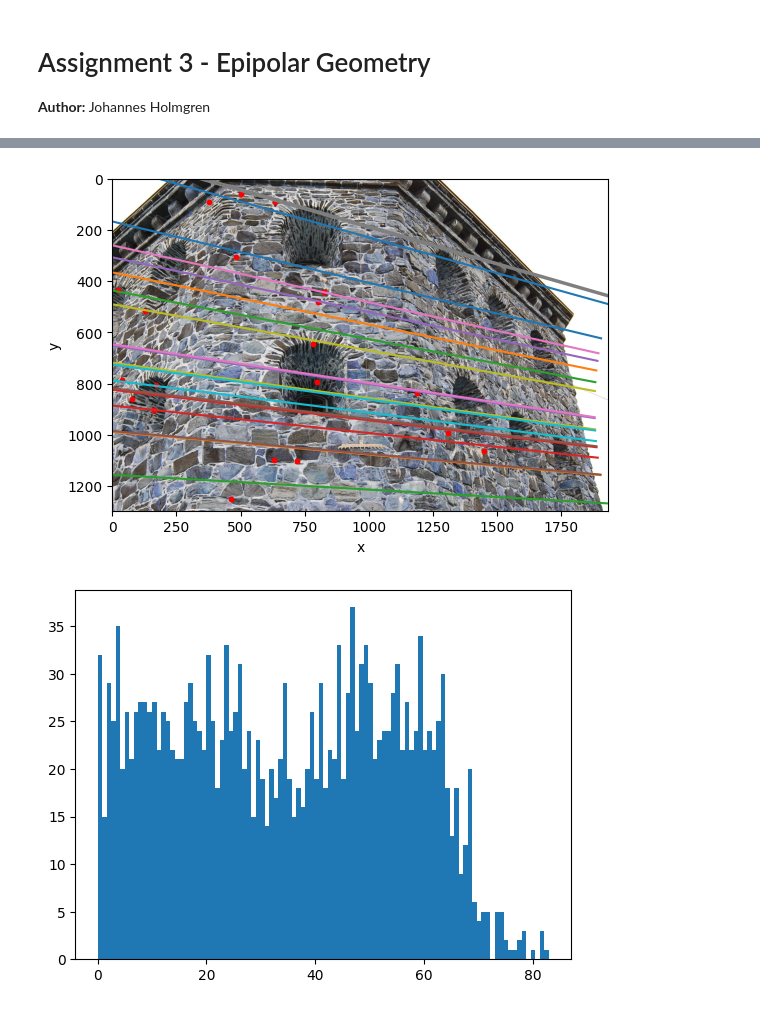
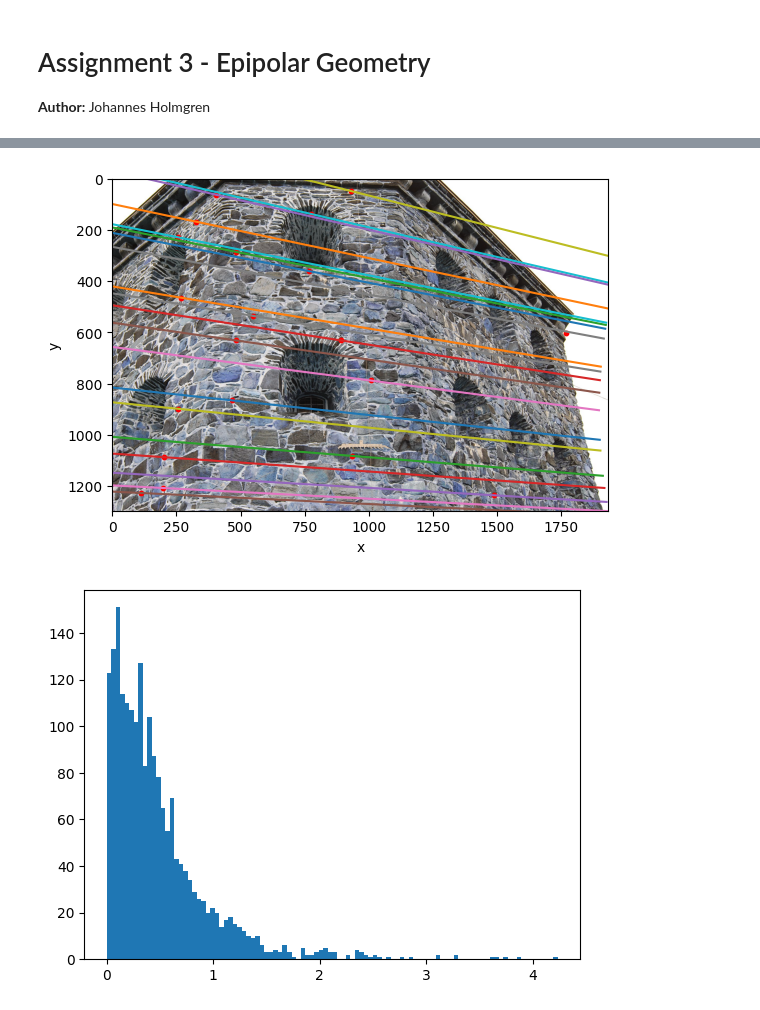
Before and after one commit to JohannesHolmgren/EEN020, a Jupyter notebook: assignment-3/assignment-3.ipynb, the cells around one changed output, grey strips where cells are left out. Saved outputs shown, nothing was run; the diff lists cells and outputs as text; code cells hidden in the pictures.

```diff
--- a/assignment-3/assignment-3.ipynb
+++ b/assignment-3/assignment-3.ipynb
@@ -46,7 +46,7 @@ def estimate_F_DLT(x1s, x2s):
     dim = x1s.shape[0]
     M = np.zeros([n_points, dim * dim])
     for i in range(n_points):
-        xx = np.outer(x1s[:,i], x2s[:,i])
+        xx = np.outer(x2s[:,i], x1s[:,i])
         M[i,:] = xx.flatten()
     # Solve least squares problem
     U, S, Vh = np.linalg.svd(M)
@@ -74,7 +74,7 @@ def enforce_fundamental(F_approx: np.ndarray) -> np.ndarray:
     U, S, Vh = np.linalg.svd(F_approx)
     S[-1] = 0
     S_diag = np.diag(S)
-    F = np.matmul(U, np.matmul(S_diag, Vh))
+    F = U @ S_diag @ Vh
     return F
 
 def psphere(v):
@@ -125,6 +125,15 @@ def compute_epipolar_errors(F: np.ndarray, x1s: np.ndarray, x2s: np.ndarray):
     distances = utils.point_line_distance2D(x2s, lines)
     return distances
 
+def get_epipolar_constraint(F: np.ndarray, x1s: np.ndarray, x2s: np.ndarray) -> float:
+    ''' Check what the maximum error is for the epipolar constraint for all x1s and x2s. '''
+    highest = 0
+    for i in range(x1s.shape[1]):
+        constraint = abs(x2s[:,i].T @ F_norm @ x1s[:,i])
+        if constraint > highest:
+            highest = constraint
+    return highest
+
 # Computer Exercise 1
 # ----- Load data -----
 compEx1data = loadmat(MAT_PATH + 'compEx1data.mat')
@@ -139,14 +148,14 @@ print('----- Using normalization -----')
 # Normalize x1 and x2
 N1 = utils.get_normalization_matrix(x1)
 N2 = utils.get_normalization_matrix(x2)
-x1_norm = np.matmul(N1, x1)
-x2_norm = np.matmul(N2, x2)
+x1_norm = N1 @ x1
+x2_norm = N2 @ x2
 
 # Construct normalized fundamental matrix F using SVD
 F_approx, M, v, sv_min = estimate_F_DLT(x1_norm, x2_norm)
 
 # Information regarding the result
-Mv_norm = np.linalg.norm(np.matmul(M, v))
+Mv_norm = np.linalg.norm(M @ v)
 print(f'Smallest singular value: {round(sv_min, 4)}')
 print(f'||Mv|| = {round(Mv_norm, 4)}')
 
@@ -154,19 +163,16 @@ print(f'||Mv|| = {round(Mv_norm, 4)}')
 F_norm = enforce_fundamental(F_approx)
 
 # Check that epipolar constraint is fulfilled
-EPS = 0.2
-passed = True
-for i in range(x1_norm.shape[1]):
-    constraint = abs(np.matmul(x2_norm[:,i].T, np.matmul(F_norm, x1_norm[:,i])))
-    if constraint > EPS:
-        passed = False
-if passed:
-    print(f'The epipolar constraints are fulfilled with epsilon = {EPS}')
-else:
-    print(f'The epipolar constraints are not fulfilled with epsilon = {EPS}')
+error = get_epipolar_constraint(F_norm, x1_norm, x2_norm)
+print(f'The epipolar constraints have a maximum error of {error}')
 
 # Compute the unnormalized fundamental matrix F
-F = np.matmul(N2.T, np.matmul(F_norm, N1))
+F = N2.T @ F_norm @ N1
+
+# Print F
+print('F matrix is:')
+print(F)
+print('-----------')
 
 # Compute epipolar lines for x1 and normalize
 l = np.matmul(F, x1)
@@ -204,8 +210,8 @@ print('\n---- Without normalization ----')
 # Do everything but with N1 = N2 = I
 N1 = np.identity(3)
 N2 = np.identity(3)
-x1_norm = np.matmul(N1, x1)
-x2_norm = np.matmul(N2, x2)
+x1_norm = N1 @ x1
+x2_norm = N2 @ x2
 
 # Construct normalized fundamental matrix F using SVD
 F_approx, M, v, sv_min = estimate_F_DLT(x1_norm, x2_norm)
@@ -219,19 +225,17 @@ print(f'||Mv|| = {round(Mv_norm, 4)}')
 F_norm = enforce_fundamental(F_approx)
 
 # Check that epipolar constraint is fulfilled
-EPS = 1.9
-passed = True
-for i in range(x1_norm.shape[1]):
-    constraint = abs(np.matmul(x2_norm[:,i].T, np.matmul(F_norm, x1_norm[:,i])))
-    if constraint > EPS:
-        passed = False
-if passed:
-    print(f'The epipolar constraints are fulfilled with epsilon = {EPS}')
-else:
-    print(f'The epipolar constraints are not fulfilled with epsilon = {EPS}')
+error = get_epipolar_constraint(F_norm, x1_norm, x2_norm)
+print(f'The epipolar constraints have a maximum error of {error}')
 
 # Compute the unnormalized fundamental matrix F
 F = np.matmul(N2.T, np.matmul(F_norm, N1))
+
+# Normalize matrix
+F = F / F[2, 2]
+print('The fundamental matrix F for the unnormalized points are')
+print(F.round(2))
+
 
 # Compute epipolar lines for x1 and normalize
 l = np.matmul(F, x1)
@@ -282,2 +296,2 @@ Mean distance is 34.5235
-[figure, old version]
+[figure, new version]
-[figure, old version]
+[figure, new version]
```
Also changed, not shown: parts of 6 cells of this notebook, 1 other file.
